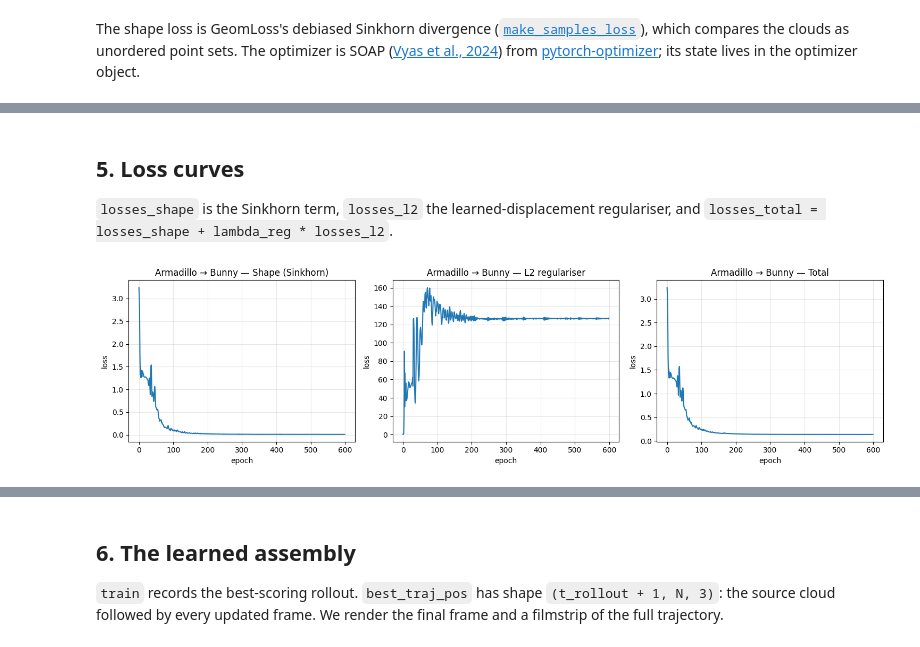
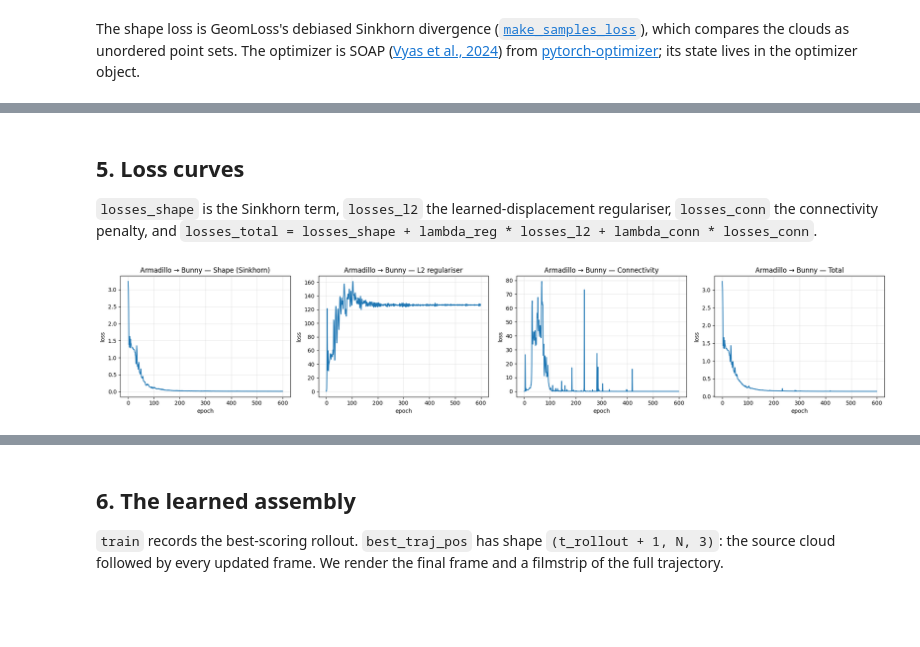
Before and after one commit to Computational-Morphogenomics-Group/waxmorph, a Jupyter notebook: shape_assembly.ipynb, the cells around one changed output, grey strips where cells are left out. Drawn from its saved outputs; the diff is of its cells as text; code cells hidden in the pictures; blank space fills up the shorter version.

Commit message:
add connectivity penalty

```diff
--- a/shape_assembly.ipynb
+++ b/shape_assembly.ipynb
@@ -201,7 +202,7 @@ optimizer = SOAP(model.parameters(), lr=1e-3)
 # %%
 from waxmorph.train import train, TrainConfig
 
-config = TrainConfig(n_epochs=N_EPOCHS, t_rollout=T_ROLLOUT, trainer="epochs", compile=True)
+config = TrainConfig(n_epochs=N_EPOCHS, t_rollout=T_ROLLOUT, trainer="epochs", compile=True, lambda_conn=1e-3)
 targets = [(config.t_rollout - 1, data["target_pos"])]
 
 result = train(
@@ -220,22 +221,22 @@ Module waxmorph.emulator f1bae1a load on device 'cuda:0' took 0.79 ms  (cached)
 # %% [markdown]
 ## 5. Loss curves
 
-`losses_shape` is the Sinkhorn term, `losses_l2` the learned-displacement regulariser, and `losses_total = losses_shape + lambda_reg * losses_l2`.
+`losses_shape` is the Sinkhorn term, `losses_l2` the learned-displacement regulariser, `losses_conn` the connectivity penalty, and `losses_total = losses_shape + lambda_reg * losses_l2 + lambda_conn * losses_conn`.
 # %%
-fig, axes = plt.subplots(1, 3, figsize=(15, 4))
+fig, axes = plt.subplots(1, 4, figsize=(20, 4))
 for ax, key, title in zip(
     axes,
-    ["losses_shape", "losses_l2", "losses_total"],
-    ["Shape (Sinkhorn)", "L2 regulariser", "Total"],
+    ["losses_shape", "losses_l2", "losses_conn", "losses_total"],
+    ["Shape (Sinkhorn)", "L2 regulariser", "Connectivity", "Total"],
 ):
     ax.plot(result.log[key])
     ax.set_xlabel("epoch")
     ax.set_ylabel("loss")
     ax.set_title(f"Armadillo → Bunny — {title}")
     ax.grid(True, alpha=0.3)
 plt.tight_layout()
 plt.show()
 
 print(f"best total loss {result.log['best_loss']:.4f} at epoch {result.log['best_epoch']}")
 # %% [output]
-[figure, old version]
+[figure, new version]
```
Also changed, not shown: parts of 8 cells of this notebook, 8 other files.
